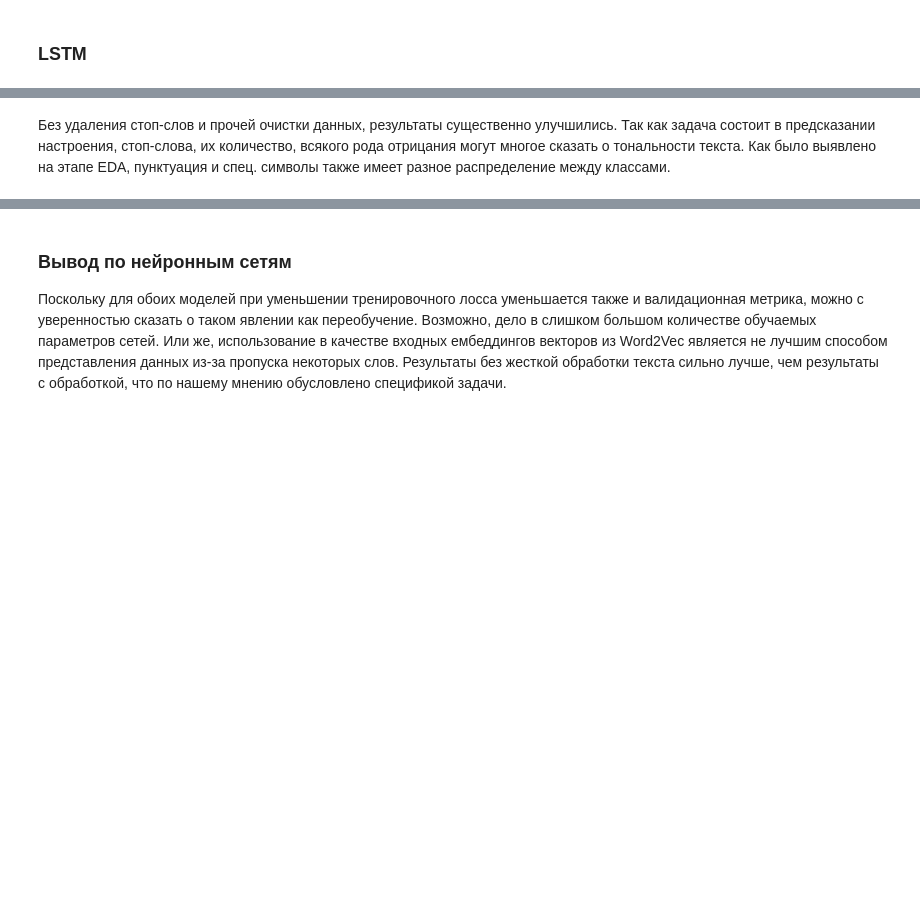
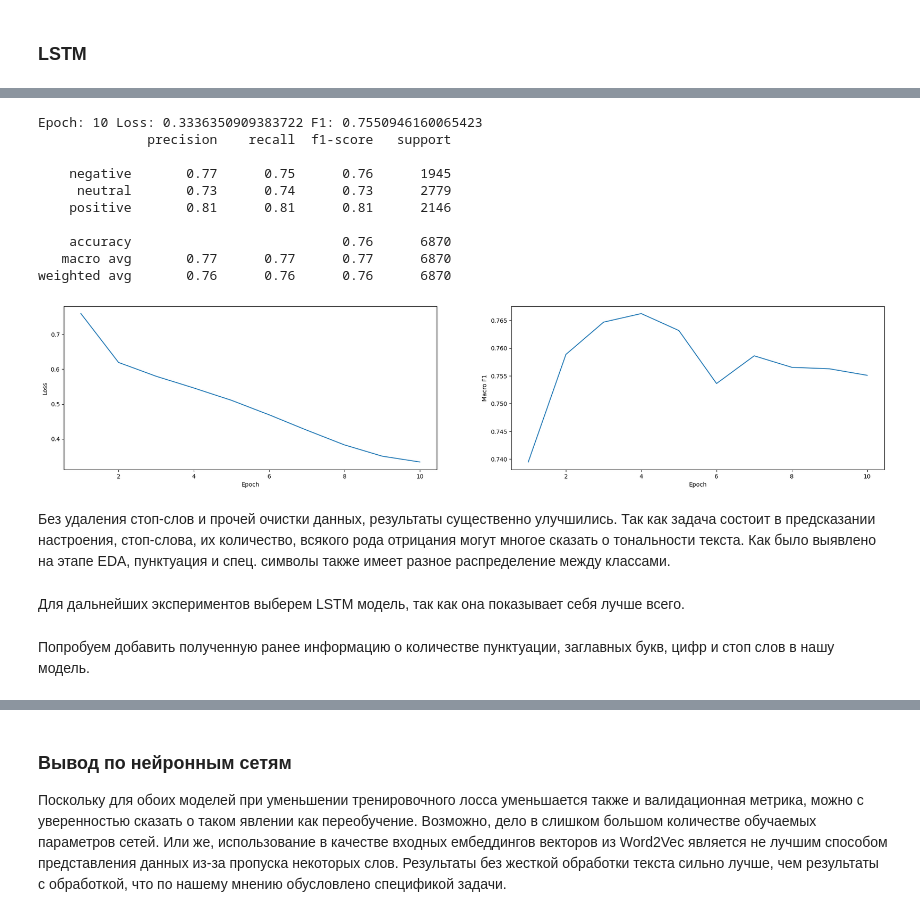
Before and after one commit to AlexSidDev/NLP_HW1, a Jupyter notebook: HW1.ipynb, the cells around one changed output, grey strips where cells are left out. Saved outputs shown, nothing was run; the diff lists cells and outputs as text; code cells hidden in the pictures; blank space fills up the shorter version.

```diff
--- a/HW1.ipynb
+++ b/HW1.ipynb
@@ -604,10 +789,9 @@ train(model, epochs, optim, 'cnn', train_dataloader, val_dataloader, class_names
 # %%
 model = MyLSTM(300, 96, 3).to(device)
 
-epochs = 10
-optim = AdamW(model.parameters(), lr=2e-3, weight_decay=0.05)
+optim = AdamW(model.parameters(), lr=lr, weight_decay=weight_decay)
 
-num_steps = len(train_dataloader) * epochs
-scheduler = CosineAnnealingLR(optim, num_steps, 1e-7)
+scheduler = CosineAnnealingLR(optim, num_steps, min_lr)
 
 train(model, epochs, optim, 'lstm', train_dataloader, val_dataloader, class_names, scheduler, device)
+# %% [output]
@@ -614,2 +807,17 @@ train(model, epochs, optim, 'lstm', train_dataloader, val_dataloader, class_name
+Epoch: 10 Loss: 0.3336350909383722 F1: 0.7550946160065423
+              precision    recall  f1-score   support
+
+    negative       0.77      0.75      0.76      1945
+     neutral       0.73      0.74      0.73      2779
+    positive       0.81      0.81      0.81      2146
+
+    accuracy                           0.76      6870
+   macro avg       0.77      0.77      0.77      6870
+weighted avg       0.76      0.76      0.76      6870
+[figure, added]
 # %% [markdown]
 Без удаления стоп-слов и прочей очистки данных, результаты существенно улучшились. Так как задача состоит в предсказании настроения, стоп-слова, их количество, всякого рода отрицания могут многое сказать о тональности текста. Как было выявлено на этапе EDA, пунктуация и спец. символы также имеет разное распределение между классами.
+# %% [markdown]
+Для дальнейших экспериментов выберем LSTM модель, так как она показывает себя лучше всего.
+# %% [markdown]
+Попробуем добавить полученную ранее информацию о количестве пунктуации, заглавных букв, цифр и стоп слов в нашу модель.
```
Also changed, not shown: parts of 29 cells of this notebook, 3 other files.
